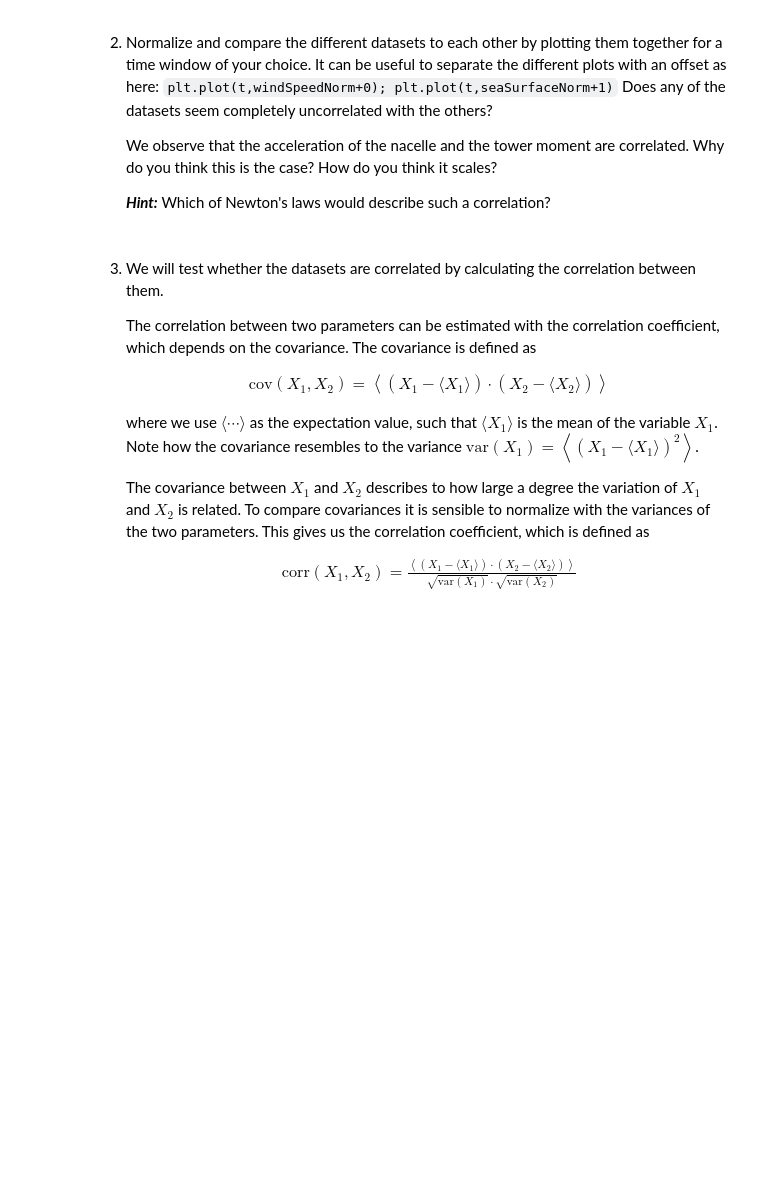
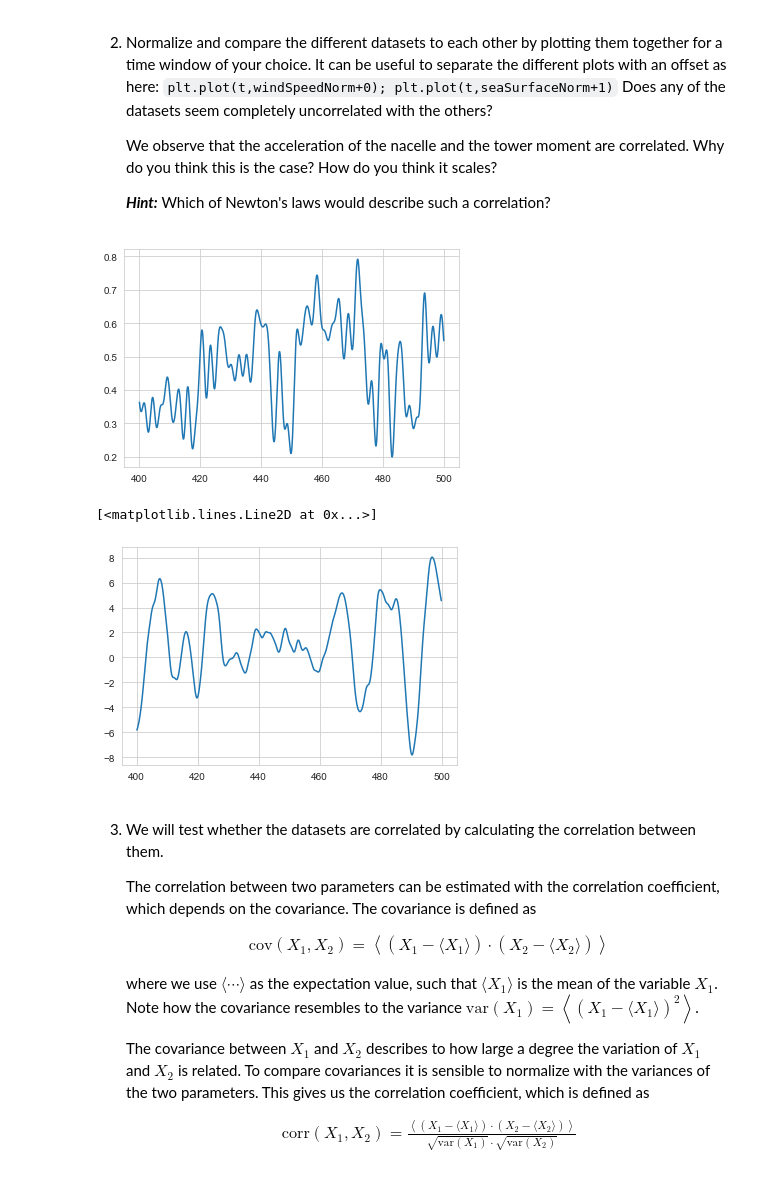
Before and after one commit to wanjeans/Lecture-718-BCGS-Programm-SS2022-with-Python-, a Jupyter notebook: lecture_04/Project_1_Floating_Wind_Turbine_students.ipynb, the cells around one changed output. Saved outputs shown, nothing was run; the diff lists cells and outputs as text; code cells hidden in the pictures; blank space fills up the shorter version.

```diff
--- a/lecture_04/Project_1_Floating_Wind_Turbine_students.ipynb
+++ b/lecture_04/Project_1_Floating_Wind_Turbine_students.ipynb
@@ -192,6 +194,25 @@ Does any of the datasets seem completely uncorrelated with the others?
     ***Hint:*** Which of Newton's laws would describe such a correlation?
 # %%
 # Your solution here
+# timestart & timeend for the time window
+timestart=400
+timeend=500
+timestart=int(timestart)
+timeend=int(timeend)
+
+# use normalizeArray to have windSpeed and seaSurface be normalized
+windSpeedNorm=normalizeArray(windSpeed)
+seaSurfaceNorm=normalizeArray(seaSurface)
+
+# plot figure
+plt.plot(t[(t>timestart) & (t<timeend)],windSpeedNorm[(t>timestart) & (t<timeend)]+0)
+plt.show()
+plt.plot(t[(t>timestart) & (t<timeend)],seaSurface[(t>timestart) & (t<timeend)]+1)
+plt.show()
+# %% [output]
+[figure, added]
+[<matplotlib.lines.Line2D at 0x...>]
+[figure, added]
 # %% [markdown]
 
 
```
Also changed, not shown: parts of 2 cells of this notebook, 1 other file.
